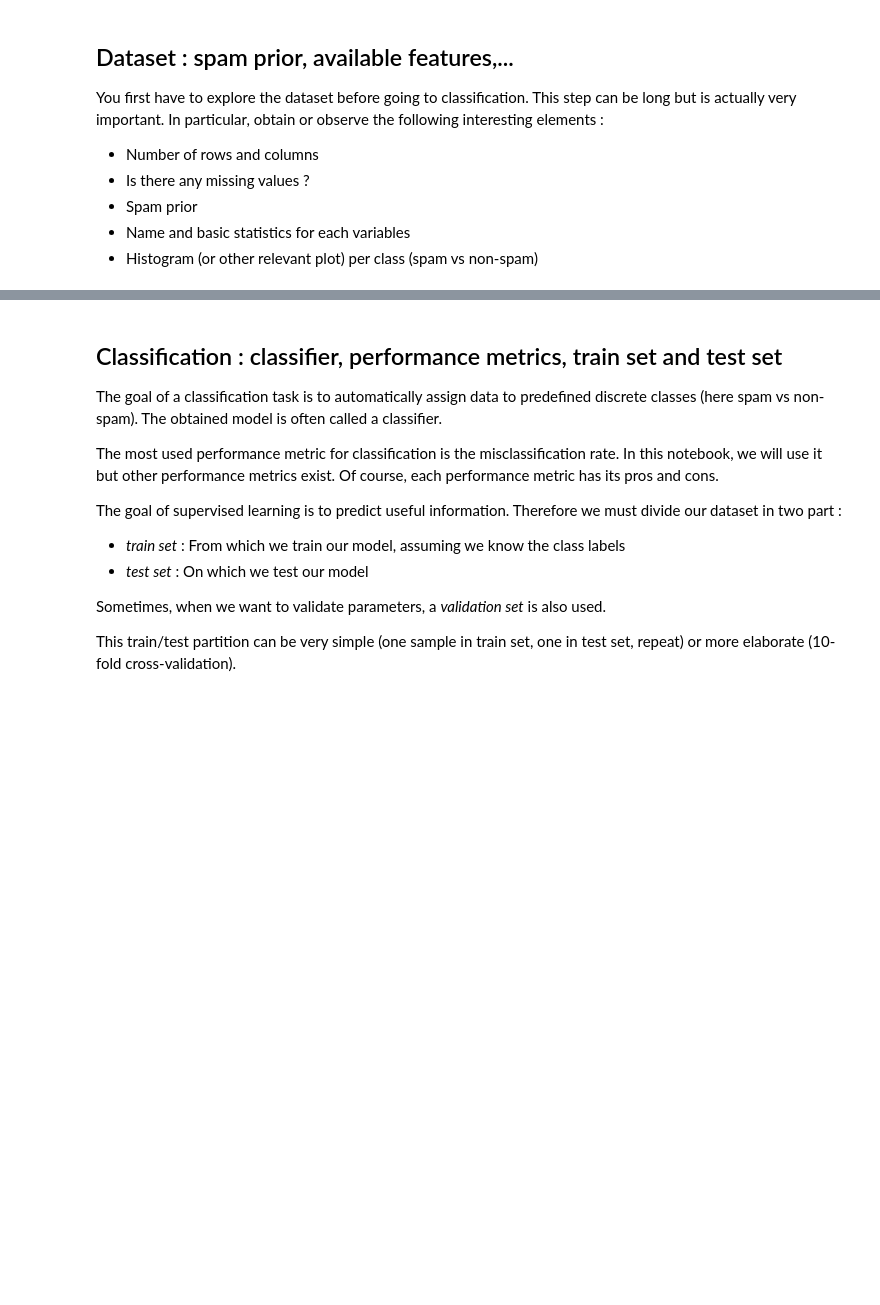
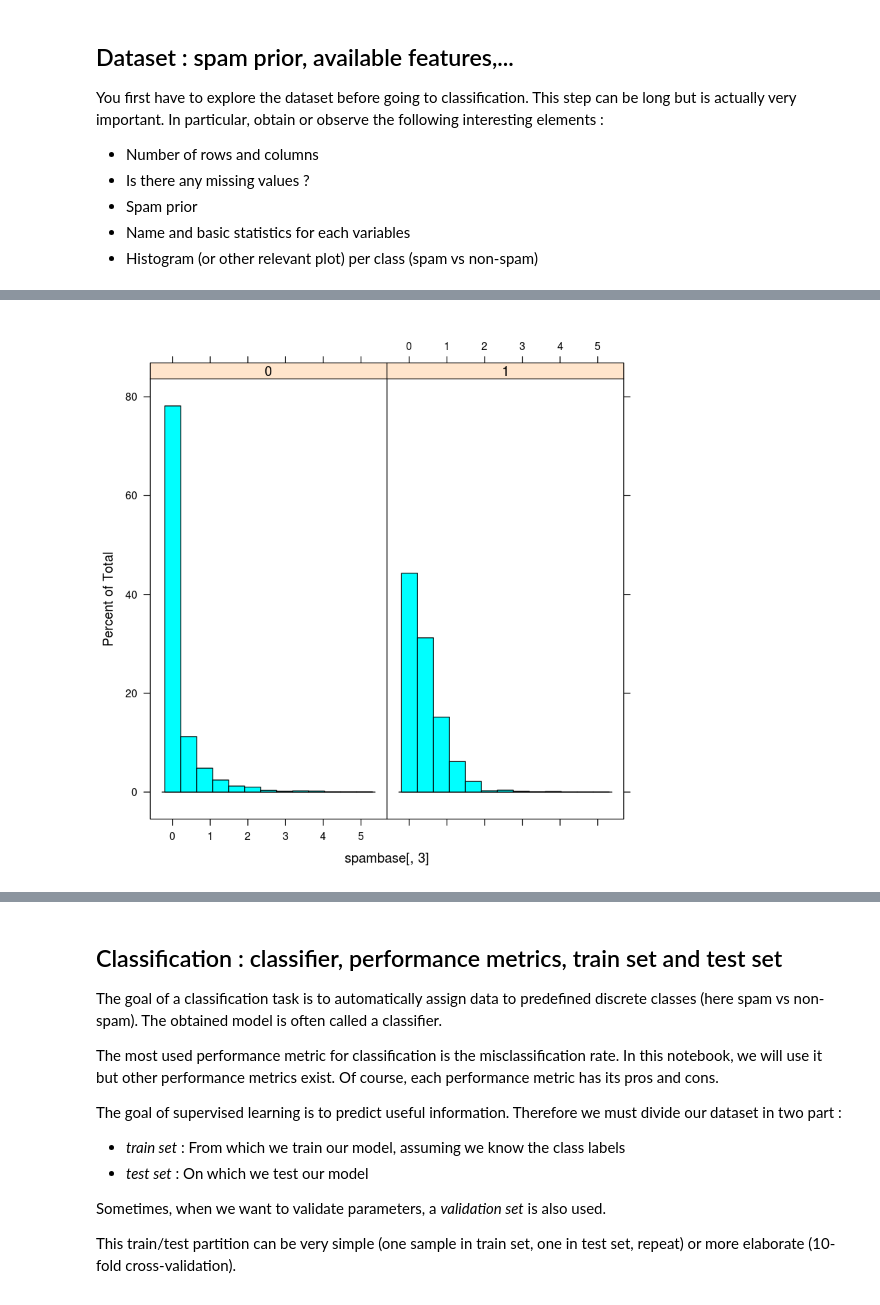
Before and after one commit to jdestefani/StatisticalFoundationsML_INFOF422_1819, a Jupyter notebook: 4_PredictionsTreeBased/4-predictions-tree-based.ipynb, the cells around one changed output, grey strips where cells are left out. Saved outputs shown, nothing was run; the diff lists cells and outputs as text; code cells hidden in the pictures; blank space fills up the shorter version.

```diff
--- a/4_PredictionsTreeBased/4-predictions-tree-based.ipynb
+++ b/4_PredictionsTreeBased/4-predictions-tree-based.ipynb
@@ -120,0 +193,8 @@ You first have to explore the dataset before going to classification. This step
+# %%
+# correction : Histogram (or other relevant plot) per class (spam vs non-spam)
+# correction : with lattice
+
+library('lattice')
+histogram(~ spambase[,3] | spambase$is_spam)
+# %% [output]
+[figure, added]
```
Also changed, not shown: parts of 20 cells of this notebook.
